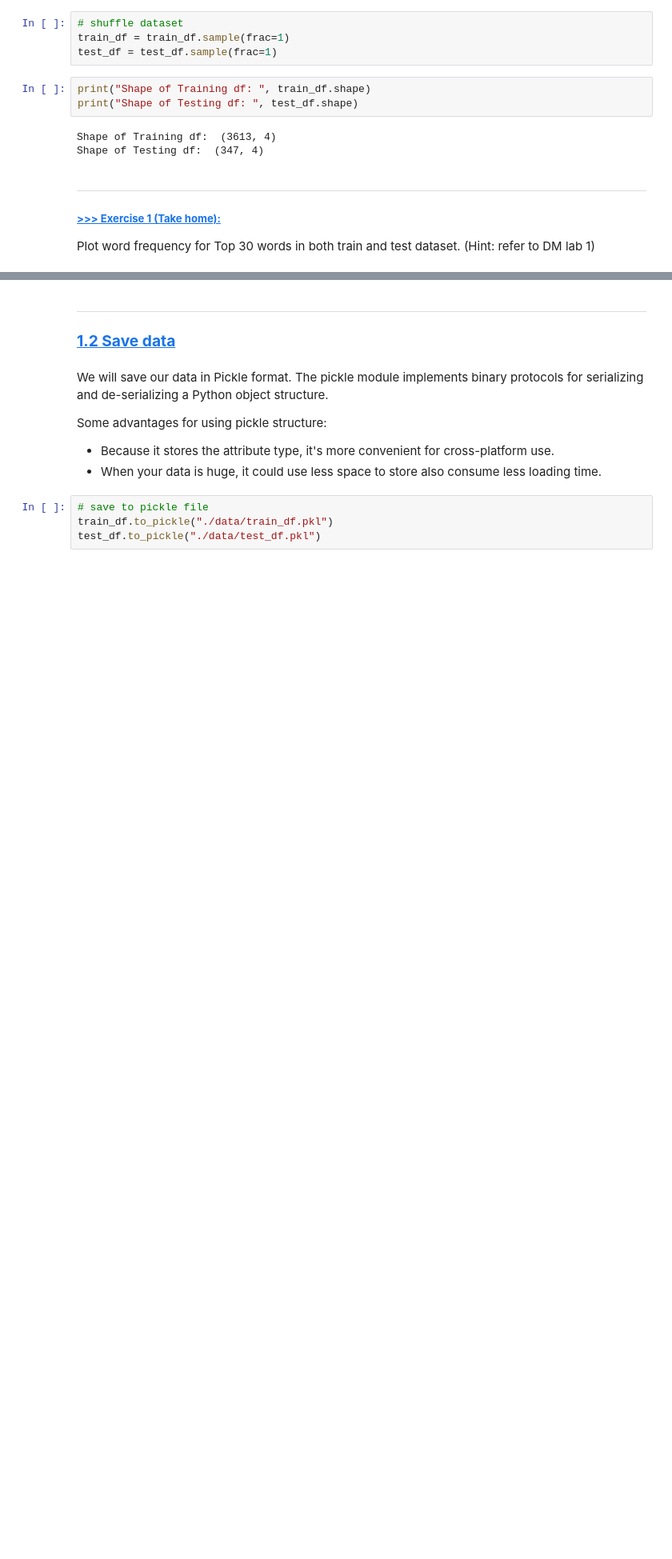
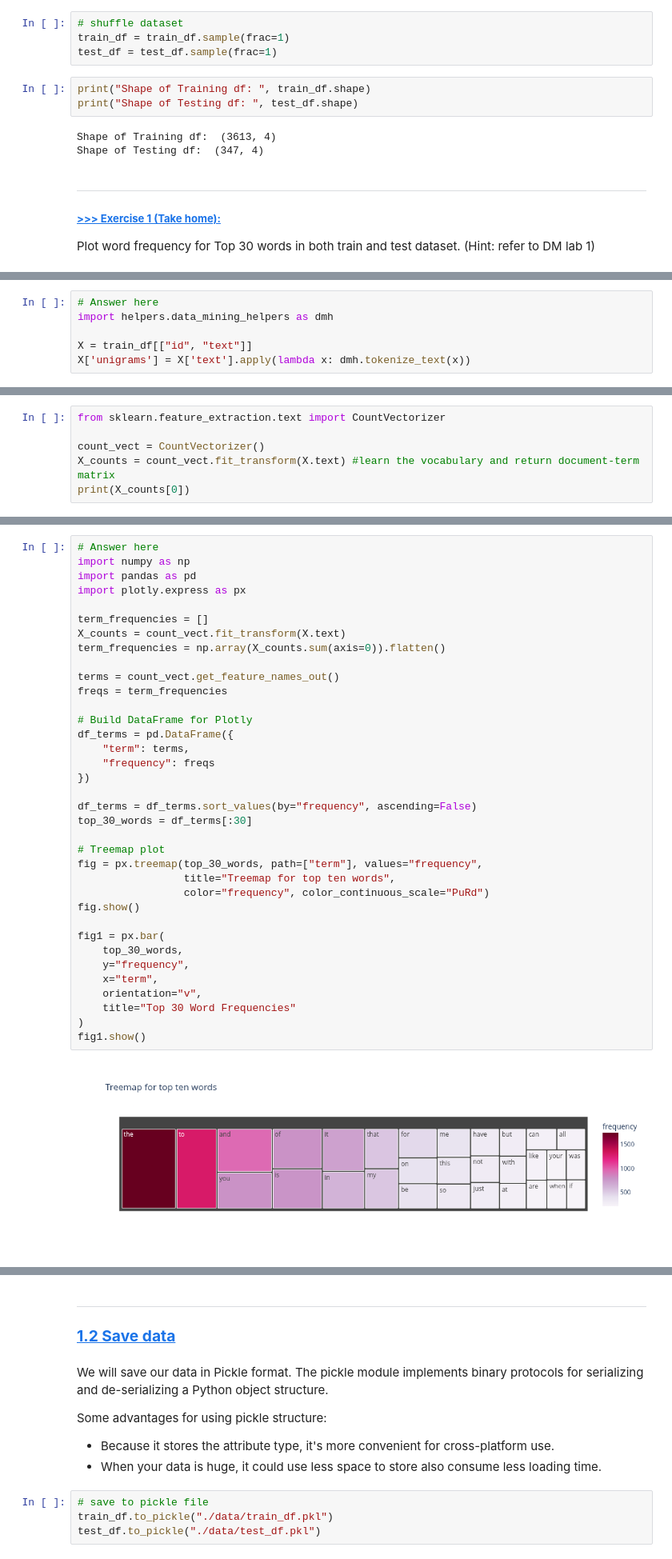
Before and after one commit to MigzAvila/DM2025-Lab2-Exercise, a Jupyter notebook: DM2025-Lab2-Master-Phase_1.ipynb, the cells around one changed output, grey strips where cells are left out. Shown at 80% size. Drawn from its saved outputs; the diff is of its cells as text; blank space fills up the shorter version.

```diff
--- a/DM2025-Lab2-Master-Phase_1.ipynb
+++ b/DM2025-Lab2-Master-Phase_1.ipynb
@@ -144,0 +170,6 @@ Plot word frequency for Top 30 words in both train and test dataset. (Hint: refe
+# %%
+# Answer here
+import helpers.data_mining_helpers as dmh
+
+X = train_df[["id", "text"]]
+X['unigrams'] = X['text'].apply(lambda x: dmh.tokenize_text(x))
@@ -144,0 +180,6 @@ Plot word frequency for Top 30 words in both train and test dataset. (Hint: refe
+# %%
+from sklearn.feature_extraction.text import CountVectorizer
+
+count_vect = CountVectorizer()
+X_counts = count_vect.fit_transform(X.text) #learn the vocabulary and return document-term matrix
+print(X_counts[0])
@@ -144,0 +213,38 @@ Plot word frequency for Top 30 words in both train and test dataset. (Hint: refe
+# %%
+# Answer here
+import numpy as np
+import pandas as pd
+import plotly.express as px
+
+term_frequencies = []
+X_counts = count_vect.fit_transform(X.text)
+term_frequencies = np.array(X_counts.sum(axis=0)).flatten()
+
+terms = count_vect.get_feature_names_out()
+freqs = term_frequencies
+
+# Build DataFrame for Plotly
+df_terms = pd.DataFrame({
+    "term": terms,
+    "frequency": freqs
+})
+
+df_terms = df_terms.sort_values(by="frequency", ascending=False)
+top_30_words = df_terms[:30]
+
+# Treemap plot
+fig = px.treemap(top_30_words, path=["term"], values="frequency",
+                 title="Treemap for top ten words",
+                 color="frequency", color_continuous_scale="PuRd")
+fig.show()
+
+fig1 = px.bar(
+    top_30_words,
+    y="frequency",
+    x="term",
+    orientation="v",
+    title="Top 30 Word Frequencies"
+)
+fig1.show()
+# %% [output]
+[figure, added]
```
Also changed, not shown: parts of 45 cells of this notebook, 6 other files.
